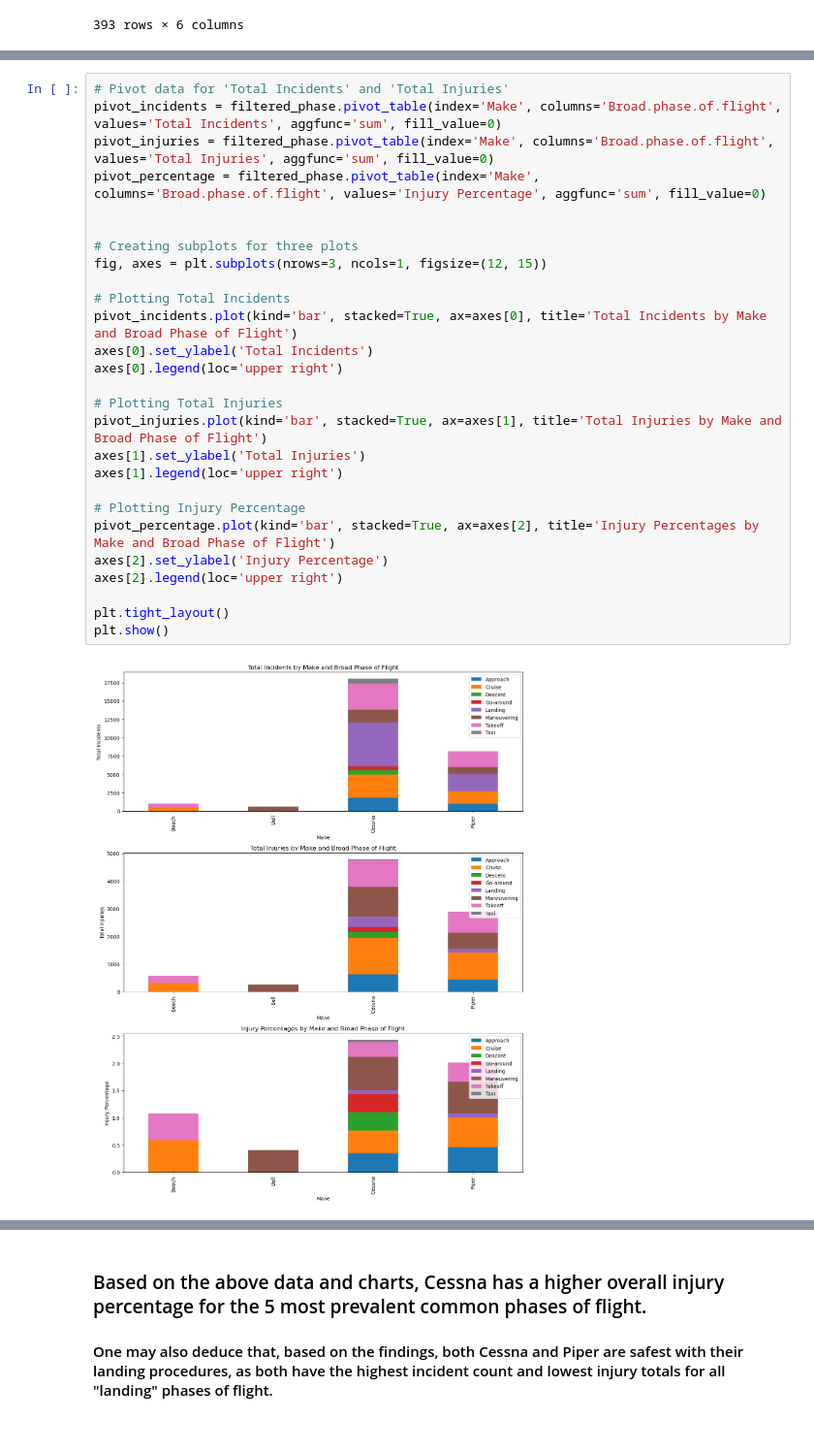
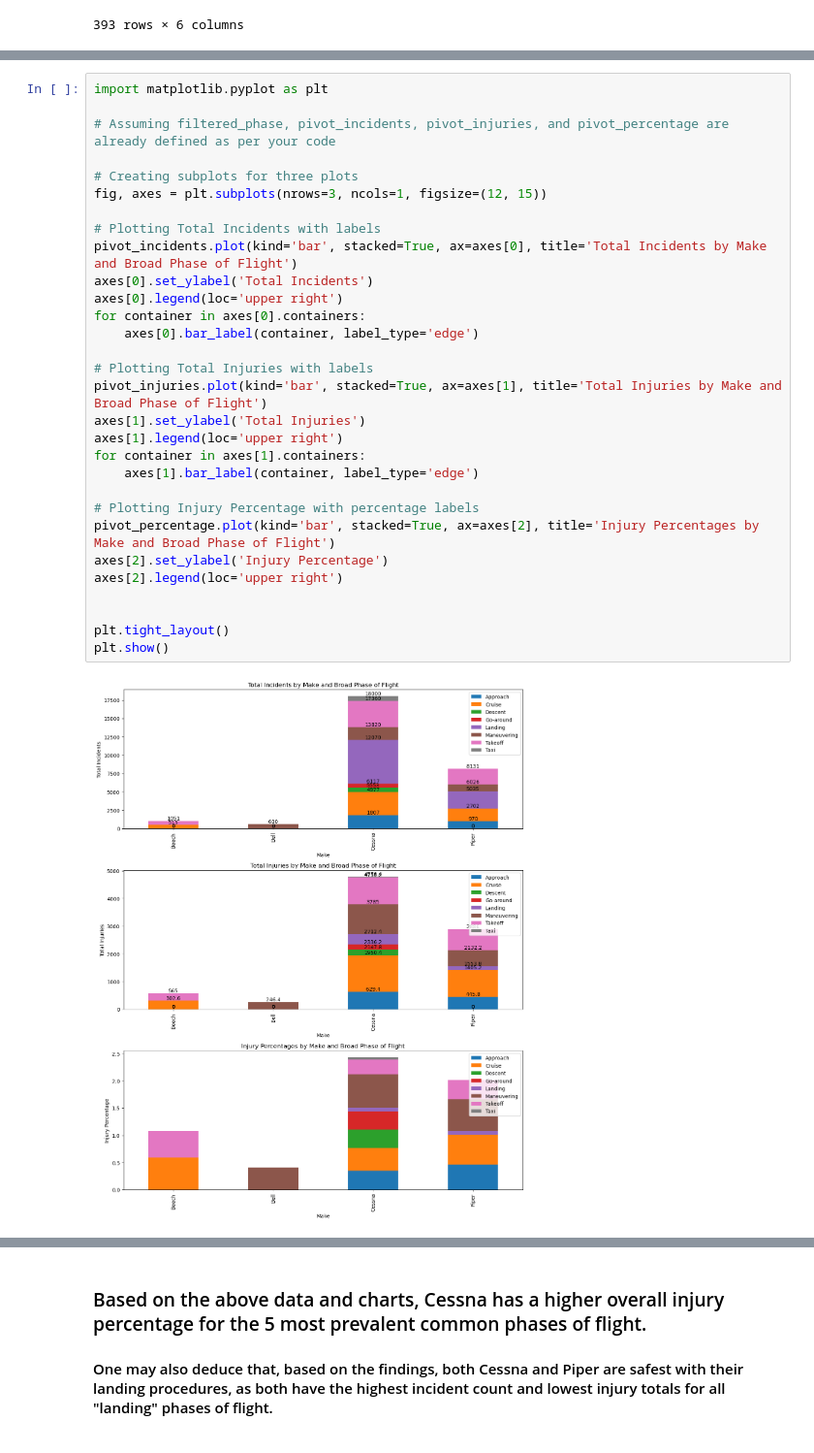
Before and after one commit to nealiyer88/Aviation-Data, a Jupyter notebook: student.ipynb, the cells around one changed output, grey strips where cells are left out. Shown at 97% size. Saved outputs shown, nothing was run; the diff lists cells and outputs as text.

```diff
--- a/student.ipynb
+++ b/student.ipynb
@@ -507,29 +504,32 @@ filtered_phase.sort_values(by='Injury Percentage', ascending=False)
 # %%
-# Pivot data for 'Total Incidents' and 'Total Injuries'
-pivot_incidents = filtered_phase.pivot_table(index='Make', columns='Broad.phase.of.flight', values='Total Incidents', aggfunc='sum', fill_value=0)
-pivot_injuries = filtered_phase.pivot_table(index='Make', columns='Broad.phase.of.flight', values='Total Injuries', aggfunc='sum', fill_value=0)
-pivot_percentage = filtered_phase.pivot_table(index='Make', columns='Broad.phase.of.flight', values='Injury Percentage', aggfunc='sum', fill_value=0)
+import matplotlib.pyplot as plt
 
+# Assuming filtered_phase, pivot_incidents, pivot_injuries, and pivot_percentage are already defined as per your code
 
 # Creating subplots for three plots
 fig, axes = plt.subplots(nrows=3, ncols=1, figsize=(12, 15))
 
-# Plotting Total Incidents
+# Plotting Total Incidents with labels
 pivot_incidents.plot(kind='bar', stacked=True, ax=axes[0], title='Total Incidents by Make and Broad Phase of Flight')
 axes[0].set_ylabel('Total Incidents')
 axes[0].legend(loc='upper right')
+for container in axes[0].containers:
+    axes[0].bar_label(container, label_type='edge')
 
-# Plotting Total Injuries
+# Plotting Total Injuries with labels
 pivot_injuries.plot(kind='bar', stacked=True, ax=axes[1], title='Total Injuries by Make and Broad Phase of Flight')
 axes[1].set_ylabel('Total Injuries')
 axes[1].legend(loc='upper right')
+for container in axes[1].containers:
+    axes[1].bar_label(container, label_type='edge')
 
-# Plotting Injury Percentage
+# Plotting Injury Percentage with percentage labels
 pivot_percentage.plot(kind='bar', stacked=True, ax=axes[2], title='Injury Percentages by Make and Broad Phase of Flight')
 axes[2].set_ylabel('Injury Percentage')
 axes[2].legend(loc='upper right')
 
+
 plt.tight_layout()
 plt.show()
 # %% [output]
-[figure, old version]
+[figure, new version]
```
Also changed, not shown: parts of 6 cells of this notebook, 1 other file.
